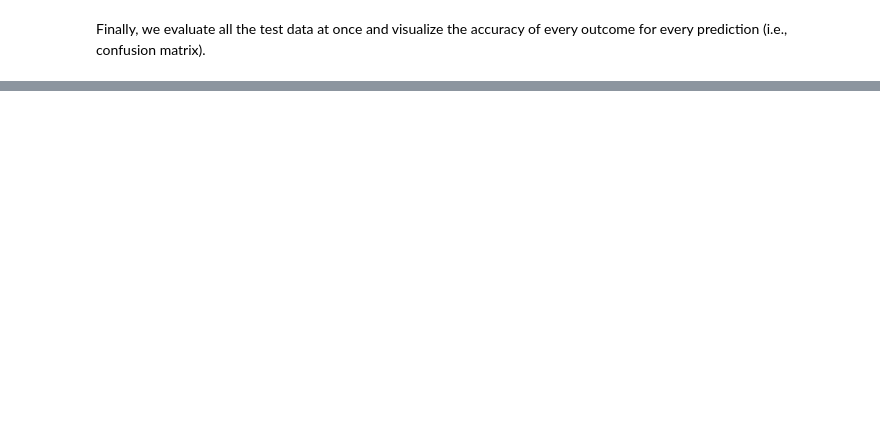
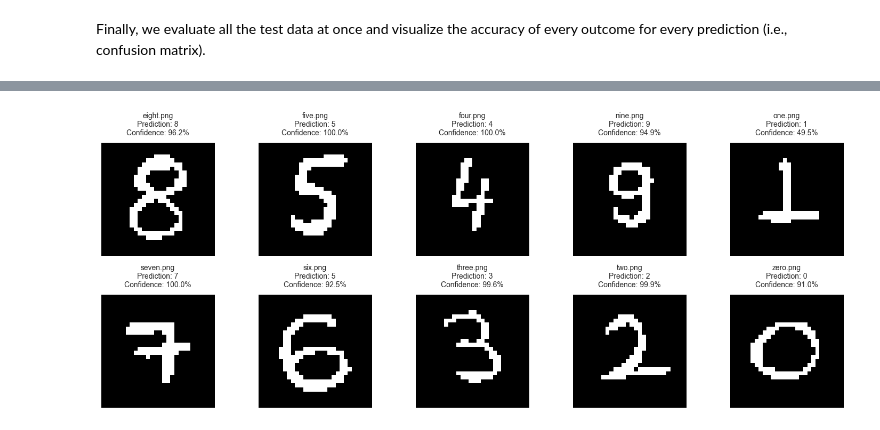
Before and after one commit to merteldem1r/COME485-Deep-Learning, a Jupyter notebook: ANN-Handwrite-Recognition/ann_for_mnist.ipynb, the cells around one changed output, grey strips where cells are left out. Cells and saved outputs as stored; diff of their text form; code cells hidden in the pictures; blank space fills up the shorter version.

Commit message:
the last most accurate results

```diff
--- a/ANN-Handwrite-Recognition/ann_for_mnist.ipynb
+++ b/ANN-Handwrite-Recognition/ann_for_mnist.ipynb
@@ -349,0 +558,29 @@ sn.heatmap(df_cm, annot=True, annot_kws={"size": 10}) # font size
+# %%
+# Visualize all images with predictions
+num_images = len(processed_images)
+cols = 5
+rows = (num_images + cols - 1) // cols  # Ceiling division
+
+fig, axes = plt.subplots(rows, cols, figsize=(15, 3 * rows))
+axes = axes.flatten() if num_images > 1 else [axes]
+
+for idx, result in enumerate(results):
+    filename = result['filename']
+    img_array = processed_images[filename]
+    predicted = result['prediction']
+    confidence = result['confidence']
+
+    # Plot image
+    axes[idx].imshow(img_array, cmap='gray')
+    axes[idx].set_title(f"{filename}\nPrediction: {predicted}\nConfidence: {confidence:.1f}%",
+                       fontsize=10, pad=10)
+    axes[idx].axis('off')
+
+# Hide unused subplots
+for idx in range(len(results), len(axes)):
+    axes[idx].axis('off')
+
+plt.tight_layout()
+plt.show()
+# %% [output]
+[figure, added]
```
Also changed, not shown: parts of 14 cells of this notebook, 10 other files.
